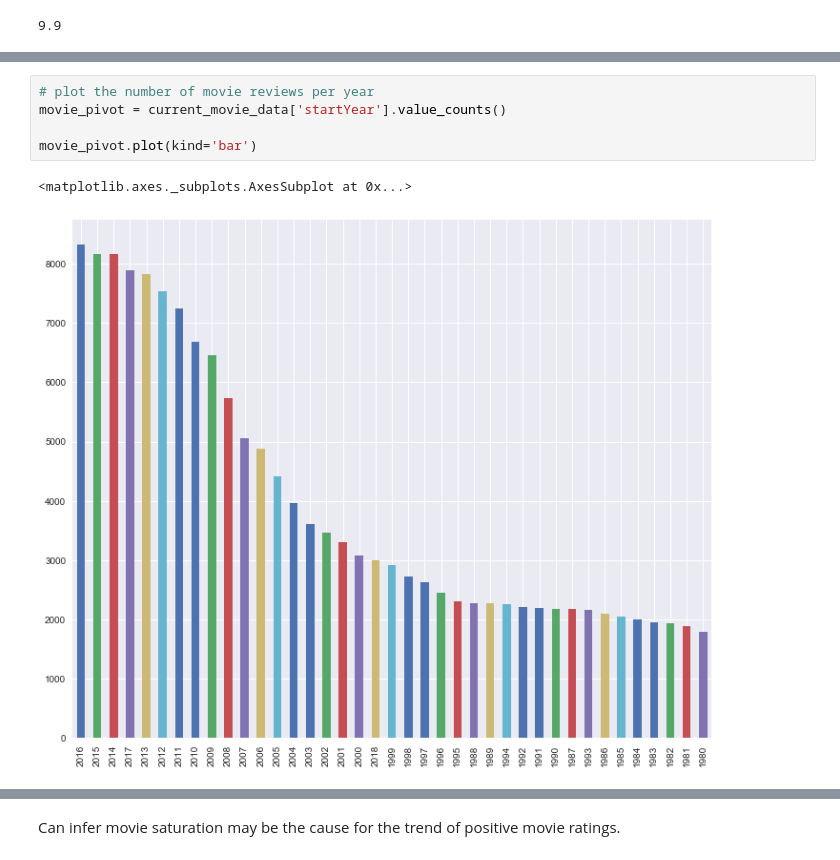
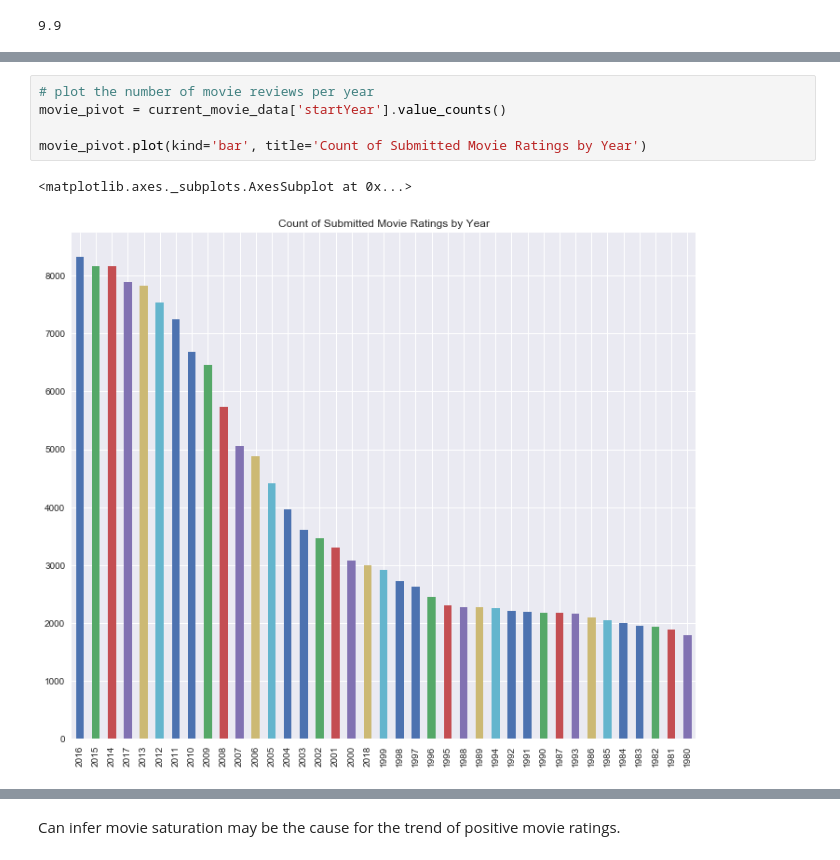
Before and after one commit to dniedermier-cscc/Scrum-Lords-Capstone-2018, a Jupyter notebook: IMDB/Working Notebooks/IMDB_Capstone_CS.ipynb, the cells around one changed output, grey strips where cells are left out. Cells and saved outputs as stored; diff of their text form.

```diff
--- a/IMDB/Working Notebooks/IMDB_Capstone_CS.ipynb
+++ b/IMDB/Working Notebooks/IMDB_Capstone_CS.ipynb
@@ -499,8 +504,8 @@ movie_pivot.plot(kind='line')
 # %%
 # plot the number of movie reviews per year
 movie_pivot = current_movie_data['startYear'].value_counts()
 
-movie_pivot.plot(kind='bar')
+movie_pivot.plot(kind='bar', title='Count of Submitted Movie Ratings by Year')
 # %% [output]
 <matplotlib.axes._subplots.AxesSubplot at 0x...>
-[figure, old version]
+[figure, new version]
```
Also changed, not shown: parts of 10 cells of this notebook, 1 other file.
